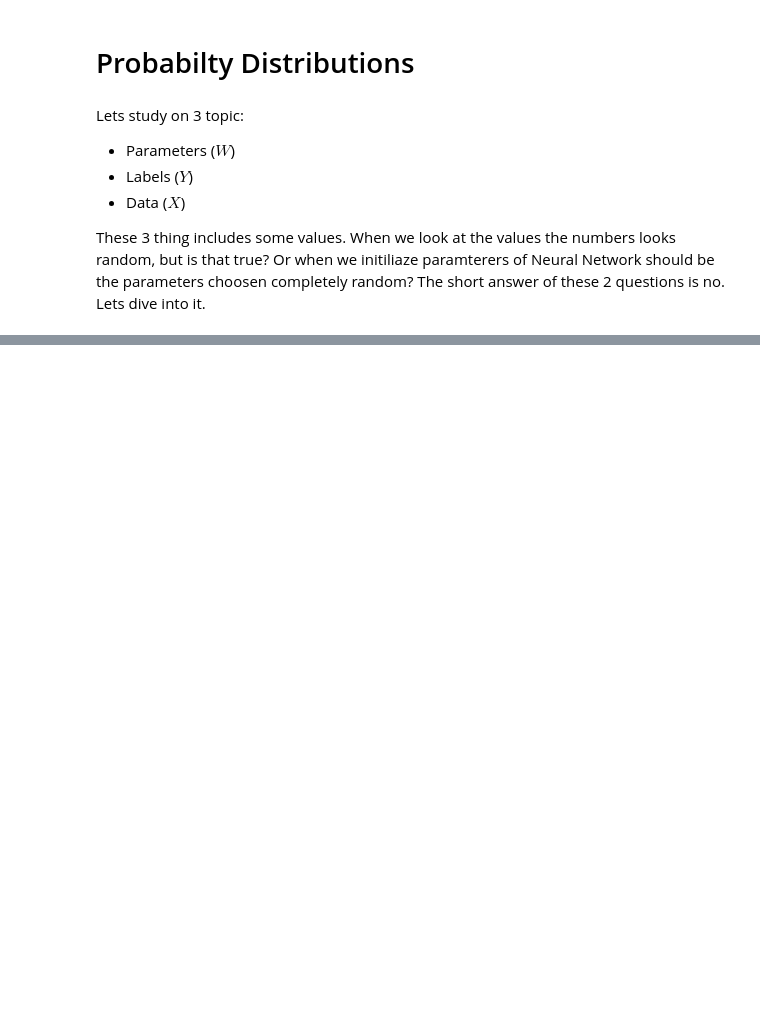
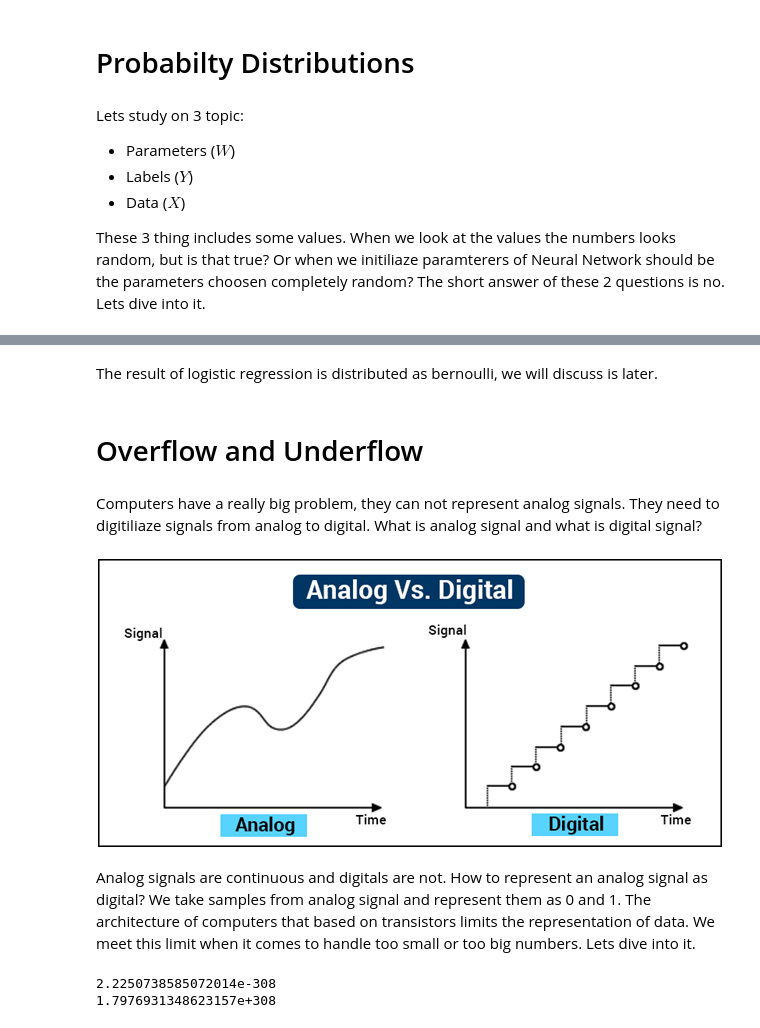
Before and after one commit to Oguzhanercan/Deep-Learning-Lecture-2021-2022-First-Term, a Jupyter notebook: lecture-materials/week0.ipynb, the cells around one changed output, grey strips where cells are left out. Cells and saved outputs as stored; diff of their text form; code cells hidden in the pictures; blank space fills up the shorter version.

```diff
--- a/lecture-materials/week0.ipynb
+++ b/lecture-materials/week0.ipynb
@@ -34,0 +71,19 @@ These 3 thing includes some values. When we look at the values the numbers looks
+# %% [markdown]
+The result of logistic regression is distributed as bernoulli, we will discuss is later.
+# %% [markdown]
+# Overflow and Underflow
+# %% [markdown]
+Computers have a really big problem, they can not represent analog signals. They need to digitiliaze signals from analog to digital. What is analog signal and what is digital signal?
+# %%
+Image("imgs/analog_vs_digital.png")
+# %% [output]
+[figure, added]
+# %% [markdown]
+Analog signals are continuous and digitals are not. How to represent an analog signal as digital? We take samples from analog signal and represent them as 0 and 1. The architecture of computers that based on transistors limits the representation of data. We meet this limit when it comes to handle too small or too big numbers. Lets dive into it.
+# %%
+import sys
+print(sys.float_info.min)
+print(sys.float_info.max)
+# %% [output]
+2.2250738585072014e-308
+1.7976931348623157e+308
```
Also changed, not shown: parts of 21 cells of this notebook.
